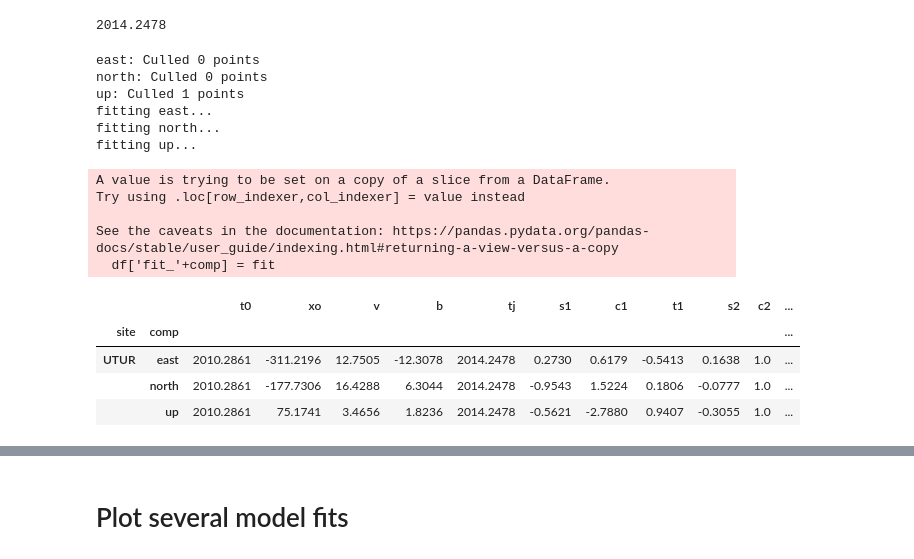
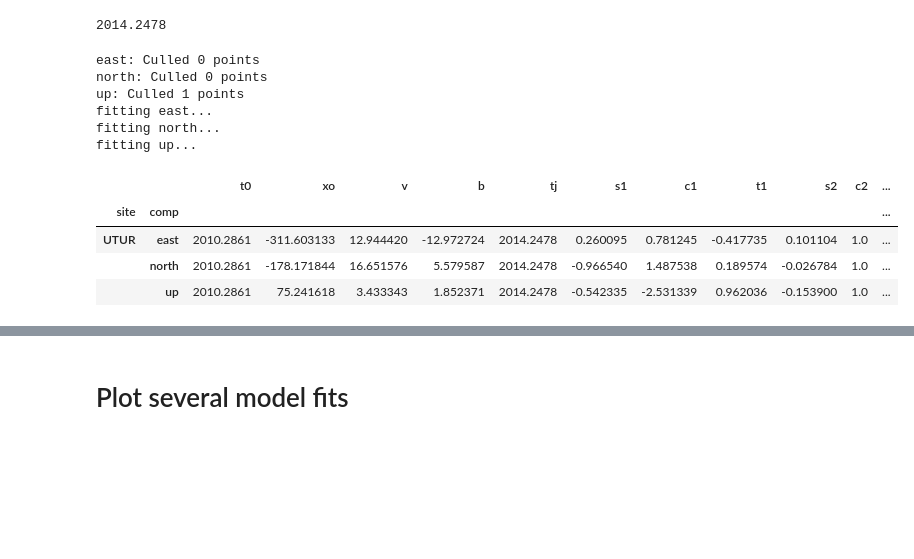
Before and after one commit to scottyhq/gpstools, a Jupyter notebook: examples/UTUR_GPS_fits.ipynb, the cells around one changed output, grey strips where cells are left out. Saved outputs shown, nothing was run; the diff lists cells and outputs as text; code cells hidden in the pictures; blank space fills up the shorter version.

```diff
--- a/examples/UTUR_GPS_fits.ipynb
+++ b/examples/UTUR_GPS_fits.ipynb
@@ -25,6 +42,6 @@ downloading aux files in /Users/scott/GitHub/gpstools/gpstools/auxfiles/ungl
 # %%
 site = 'UTUR'
-dfS = gps.io.ungl.load_stations('DataHoldings.txt')
+dfS = gps.io.ungl.load_stations()
 dfS.query('site == "UTUR"')
 # %% [output]
 |  | site | lat | lon | height | start | end |
@@ -154,14 +172,14 @@ for comp in components:
     try:
         guess = [x0,v,b,s1,c1,s2,c2]
         fit,popt,rmse = gps.analysis.invert_osu_knownEQ(df['decyear'], df[comp], tj, guess)
-        df['fit_'+comp] = fit
+        df.loc[:,'fit_'+comp] = fit
         # add fixed parameters back into popt
         popt = np.insert(popt, [0,3], [t0,tj])
         popt = np.append(popt, [T1,T2])
         DF.loc[(site,comp),:] = np.append(popt,rmse)
     except Exception as e:
         print(e)
-        df['fit_'+comp] = gps.analysis.osu(df.decyear.values, *guess) #plot initial guess
+        df.loc[:,'fit_'+comp] = gps.analysis.osu(df.decyear.values, *guess) #plot initial guess
         pass
 # %% [output]
 east: Culled 0 points
@@ -170,20 +188,15 @@ up: Culled 1 points
 fitting east...
 fitting north...
 fitting up...
-A value is trying to be set on a copy of a slice from a DataFrame.
-Try using .loc[row_indexer,col_indexer] = value instead
-
-See the caveats in the documentation: https://pandas.pydata.org/pandas-docs/stable/user_guide/indexing.html#returning-a-view-versus-a-copy
-  df['fit_'+comp] = fit
 # %%
-pd.set_option('precision', 4) # Limit decimal places!
+#pd.set_option('precision', 4) # Limit decimal places!
 DF.head()
 # %% [output]
 |  |  | t0 | xo | v | b | tj | s1 | c1 | t1 | s2 | c2 | ... |
 | site | comp |  |  |  |  |  |  |  |  |  |  | ... |
-| UTUR | east | 2010.2861 | -311.2196 | 12.7505 | -12.3078 | 2014.2478 | 0.2730 | 0.6179 | -0.5413 | 0.1638 | 1.0 | ... |
-|  | north | 2010.2861 | -177.7306 | 16.4288 | 6.3044 | 2014.2478 | -0.9543 | 1.5224 | 0.1806 | -0.0777 | 1.0 | ... |
-|  | up | 2010.2861 | 75.1741 | 3.4656 | 1.8236 | 2014.2478 | -0.5621 | -2.7880 | 0.9407 | -0.3055 | 1.0 | ... |
+| UTUR | east | 2010.2861 | -311.603133 | 12.944420 | -12.972724 | 2014.2478 | 0.260095 | 0.781245 | -0.417735 | 0.101104 | 1.0 | ... |
+|  | north | 2010.2861 | -178.171844 | 16.651576 | 5.579587 | 2014.2478 | -0.966540 | 1.487538 | 0.189574 | -0.026784 | 1.0 | ... |
+|  | up | 2010.2861 | 75.241618 | 3.433343 | 1.852371 | 2014.2478 | -0.542335 | -2.531339 | 0.962036 | -0.153900 | 1.0 | ... |
 # %%
 print('East: {:.2f} mm/yr +/- ? mm/yr'.format(DF.loc[('UTUR','east'),'v']))
 print('North: {:.2f} mm/yr +/- ? mm/yr'.format(DF.loc[('UTUR','north'),'v']))
```
Also changed, not shown: parts of 7 cells of this notebook, 4 other files.
